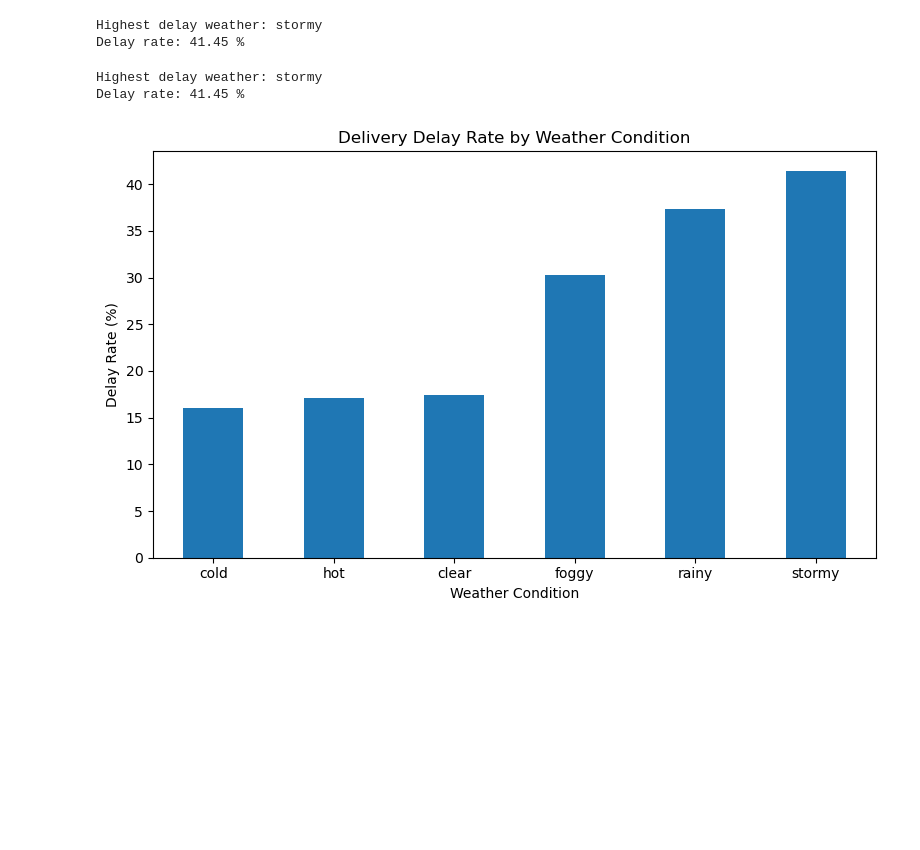
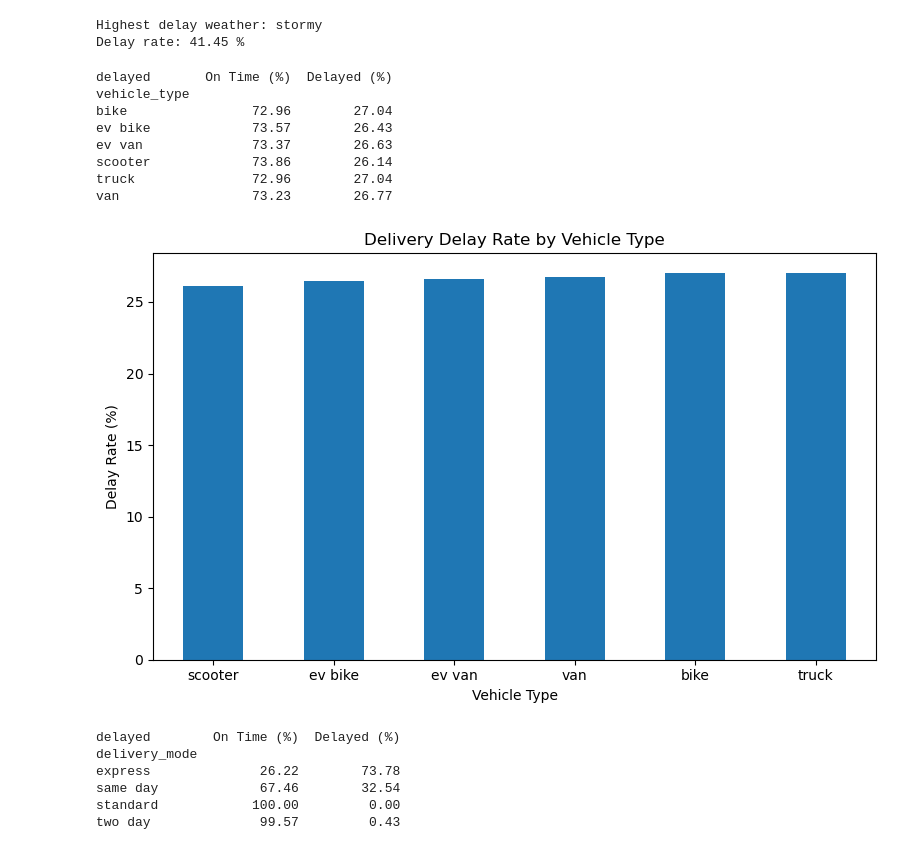
Before and after one commit to KNivedithaS/delivery-performance-analysis, a Jupyter notebook: notebooks/delivery_analysis.ipynb, the cells around one changed output. Drawn from its saved outputs; the diff is of its cells as text; code cells hidden in the pictures; blank space fills up the shorter version.

Commit message:
Completed Week 2 data preprocessing

```diff
--- a/notebooks/delivery_analysis.ipynb
+++ b/notebooks/delivery_analysis.ipynb
@@ -378,9 +378,63 @@ print("Delay rate:", round(worst_weather_rate, 2), "%")
 Highest delay weather: stormy
 Delay rate: 41.45 %
 # %%
+vehicle_delay = pd.crosstab(
+    data["vehicle_type"],
+    data["delayed"],
+    normalize="index"
+) * 100
+
+vehicle_delay = vehicle_delay.rename(
+    columns={"no": "On Time (%)", "yes": "Delayed (%)"}
+)
+
+print(vehicle_delay.round(2))
 # %% [output]
-Highest delay weather: stormy
-Delay rate: 41.45 %
+delayed       On Time (%)  Delayed (%)
+vehicle_type
+bike                72.96        27.04
+ev bike             73.57        26.43
+ev van              73.37        26.63
+scooter             73.86        26.14
+truck               72.96        27.04
+van                 73.23        26.77
 # %%
+vehicle_delay["Delayed (%)"].sort_values().plot(
+    kind="bar",
+    figsize=(8,5)
+)
+
+plt.title("Delivery Delay Rate by Vehicle Type")
+plt.xlabel("Vehicle Type")
+plt.ylabel("Delay Rate (%)")
+plt.xticks(rotation=0)
+plt.tight_layout()
+
+plt.savefig(
+    "../visualizations/delay_by_vehicle.png",
+    dpi=300,
+    bbox_inches="tight"
+)
+
+plt.show()
 # %% [output]
-[figure, old version]
+[figure, new version]
+# %%
+mode_delay = pd.crosstab(
+    data["delivery_mode"],
+    data["delayed"],
+    normalize="index"
+) * 100
+
+mode_delay = mode_delay.rename(
+    columns={"no": "On Time (%)", "yes": "Delayed (%)"}
+)
+
+print(mode_delay.round(2))
+# %% [output]
+delayed        On Time (%)  Delayed (%)
+delivery_mode
+express              26.22        73.78
+same day             67.46        32.54
+standard            100.00         0.00
+two day              99.57         0.43
```
Also changed, not shown: parts of 2 cells of this notebook, 5 other files.
